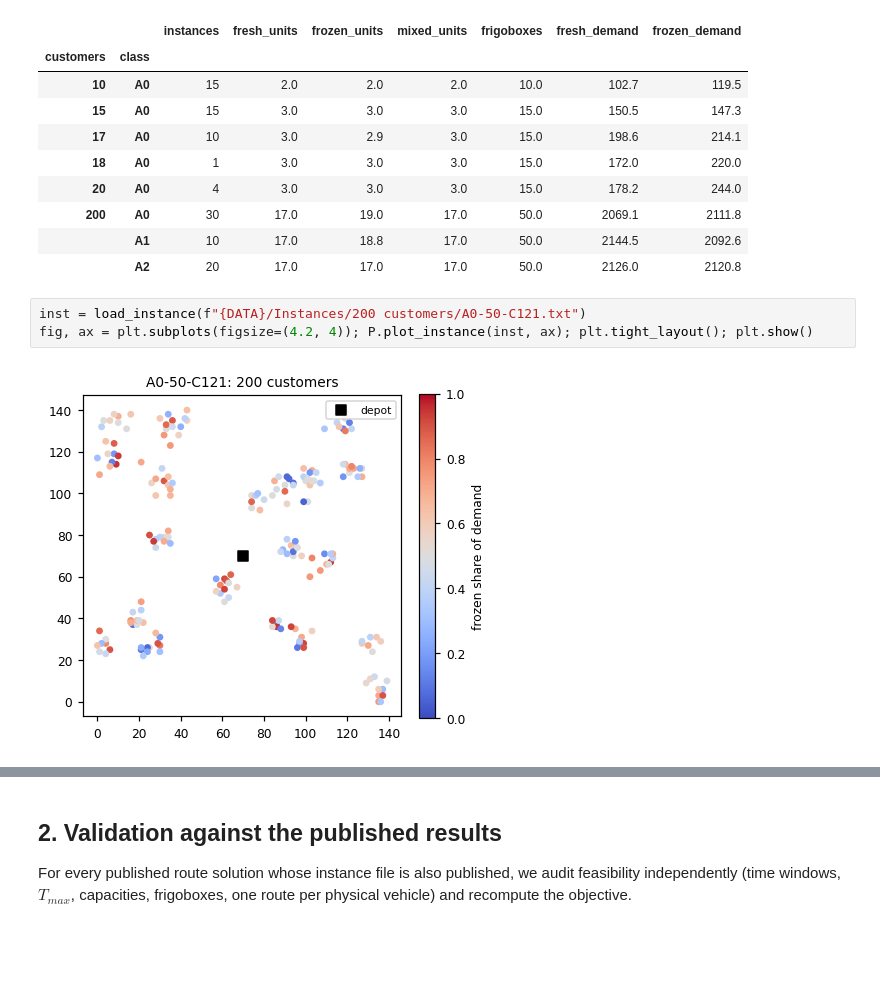
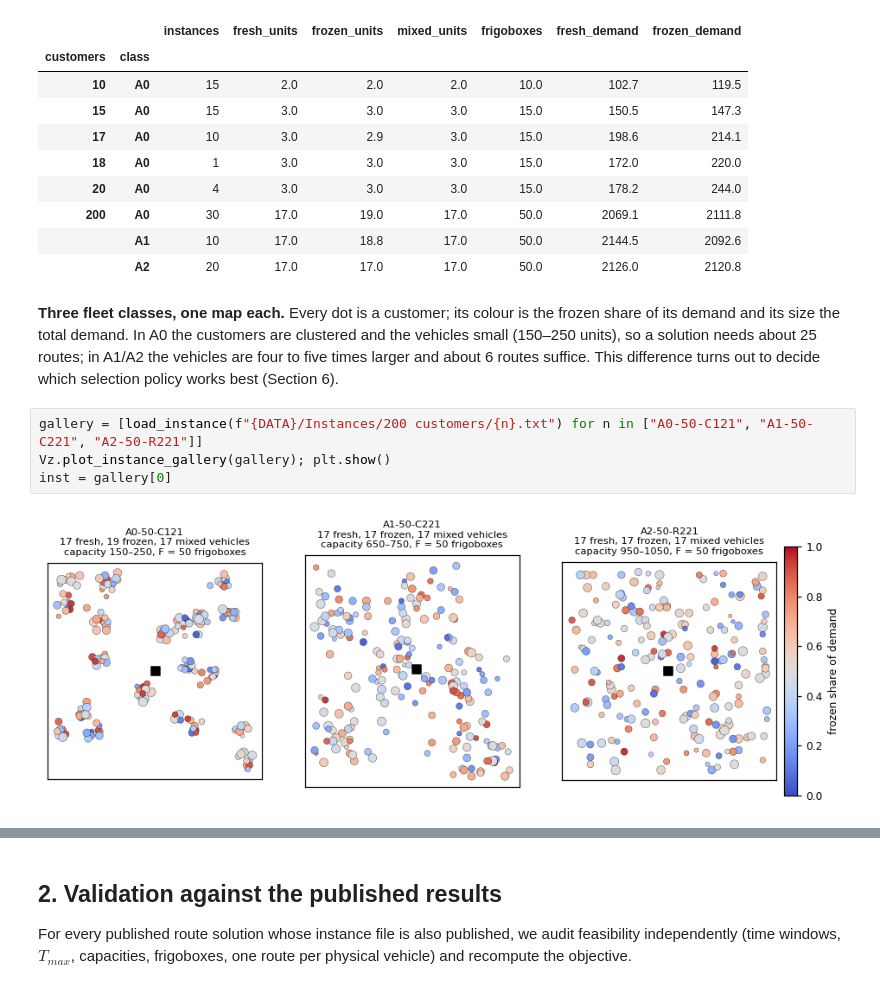
Before and after one commit to SadiaWaseem/571-Project, a Jupyter notebook: notebooks/MVRDC_QVNS.ipynb, the cells around one changed output, grey strips where cells are left out. Drawn from its saved outputs; the diff is of its cells as text; blank space fills up the shorter version.

```diff
--- a/notebooks/MVRDC_QVNS.ipynb
+++ b/notebooks/MVRDC_QVNS.ipynb
@@ -101,8 +103,11 @@ inst_table.groupby(["customers", "class"]).agg(
 | 200 | A0 | 30 | 17.0 | 19.0 | 17.0 | 50.0 | 2069.1 | 2111.8 |
 |  | A1 | 10 | 17.0 | 18.8 | 17.0 | 50.0 | 2144.5 | 2092.6 |
 |  | A2 | 20 | 17.0 | 17.0 | 17.0 | 50.0 | 2126.0 | 2120.8 |
-# %%
-inst = load_instance(f"{DATA}/Instances/200 customers/A0-50-C121.txt")
-fig, ax = plt.subplots(figsize=(4.2, 4)); P.plot_instance(inst, ax); plt.tight_layout(); plt.show()
-# %% [output]
-[figure, removed]
+# %% [markdown]
+**Three fleet classes, one map each.** Every dot is a customer; its colour is the frozen share of its demand and its size the total demand. In A0 the customers are clustered and the vehicles small (150–250 units), so a solution needs about 25 routes; in A1/A2 the vehicles are four to five times larger and about 6 routes suffice. This difference turns out to decide which selection policy works best (Section 6).
+# %%
+gallery = [load_instance(f"{DATA}/Instances/200 customers/{n}.txt") for n in ["A0-50-C121", "A1-50-C221", "A2-50-R221"]]
+Vz.plot_instance_gallery(gallery); plt.show()
+inst = gallery[0]
+# %% [output]
+[figure, added]
```
Also changed, not shown: parts of 24 cells of this notebook, 4 other files.
